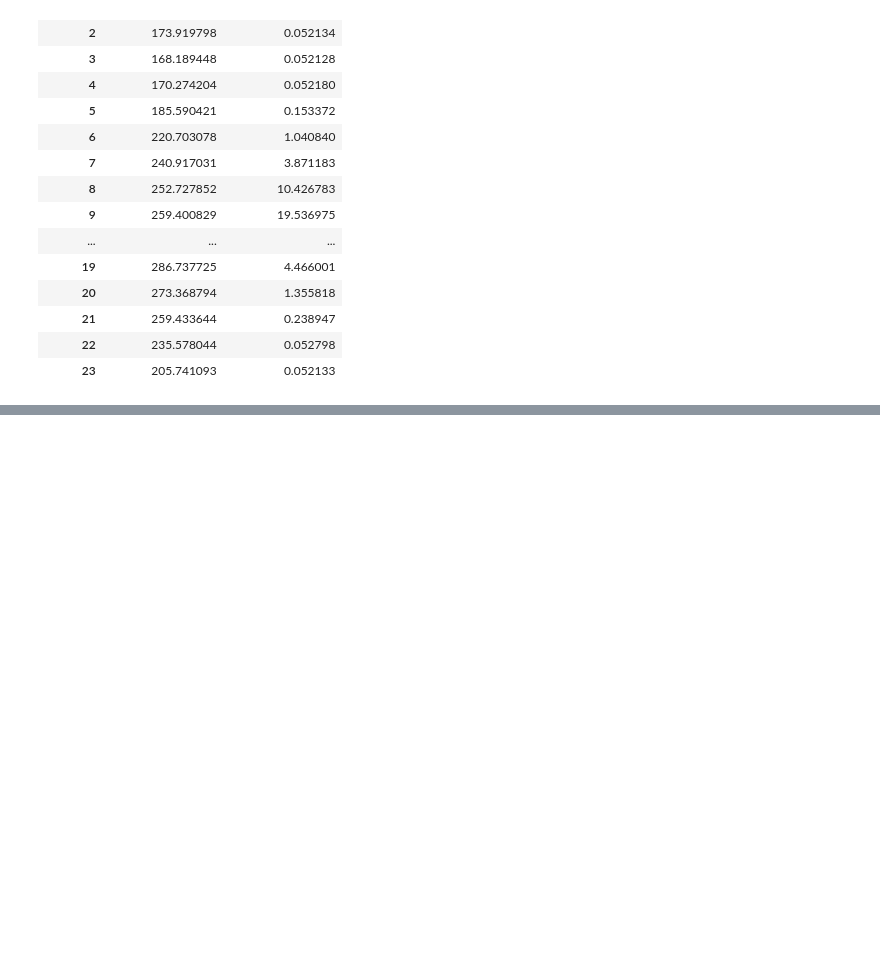
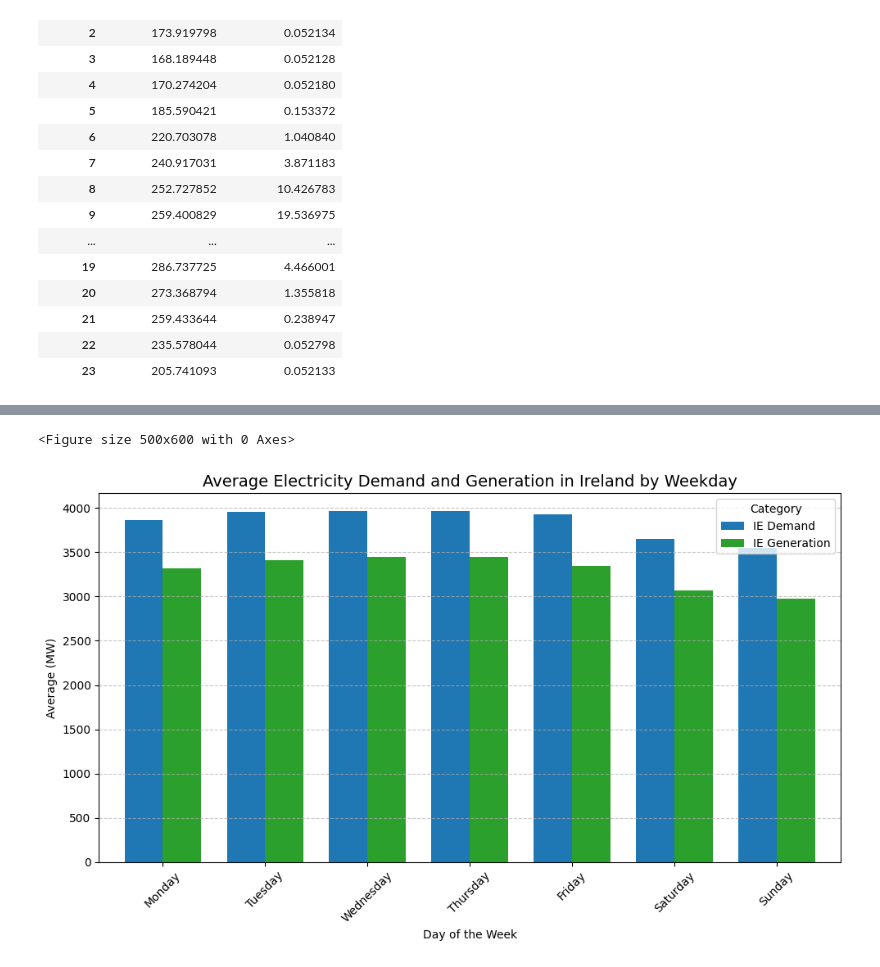
Before and after one commit to Mitch-json/Data-Inference-and-Applied-Machine-Leaning, a Jupyter notebook: Statistical Analysis/Statistical Analysis.ipynb, the cells around one changed output, grey strips where cells are left out. Cells and saved outputs as stored; diff of their text form; code cells hidden in the pictures; blank space fills up the shorter version.

```diff
--- a/Statistical Analysis/Statistical Analysis.ipynb
+++ b/Statistical Analysis/Statistical Analysis.ipynb
@@ -564,0 +588,11 @@ plt.show()
+# %%
+IE_week_days_stats = df_full[['IE Demand', 'IE Generation']].copy() # Copy relevant columns
+
+IE_week_days_stats['Weekday'] = IE_week_days_stats.index.day_name() # Extract day of week from datetime index
+
+IE_week_days_stats = IE_week_days_stats.groupby('Weekday').mean() # Group by weekday and calculate mean
+IE_week_days_stats = IE_week_days_stats.reindex(
+    ['Monday', 'Tuesday', 'Wednesday', 'Thursday', 'Friday', 'Saturday', 'Sunday']
+)
+
+IE_week_days_stats
@@ -564,0 +609,17 @@ plt.show()
+# %%
+# Plotting
+ax = IE_week_days_stats.plot( kind='bar', figsize=(10, 6), width=0.75, color=['tab:blue', 'tab:green'])
+
+# Add titles and labels
+plt.title('Average Electricity Demand and Generation in Ireland by Weekday', fontsize=14)
+plt.xlabel('Day of the Week')
+plt.ylabel('Average (MW)')
+plt.xticks(rotation=45)
+plt.grid(axis='y', linestyle='--', alpha=0.7)
+plt.legend(title='Category')
+
+plt.tight_layout()
+plt.show()
+# %% [output]
+<Figure size 500x600 with 0 Axes>
+[figure, added]
```
Also changed, not shown: parts of 26 cells of this notebook, 1 other file.
